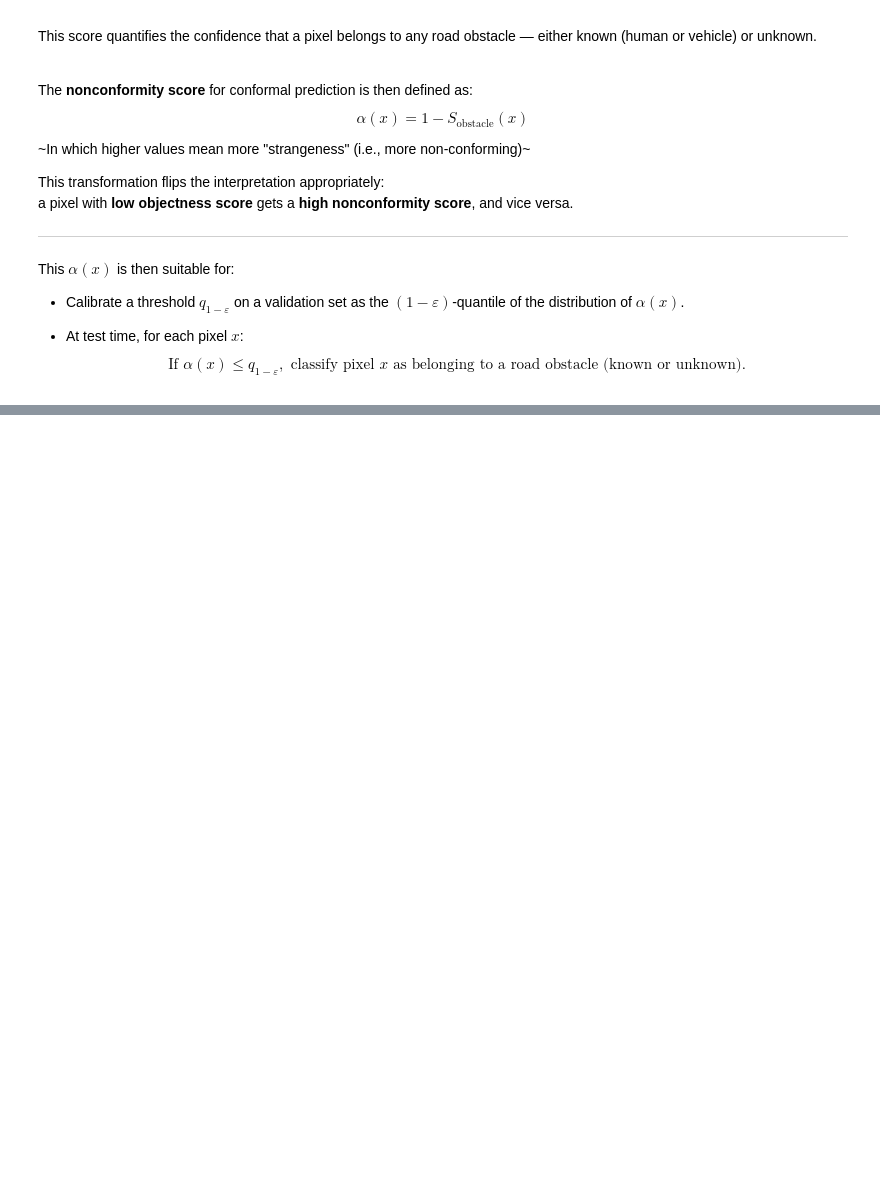
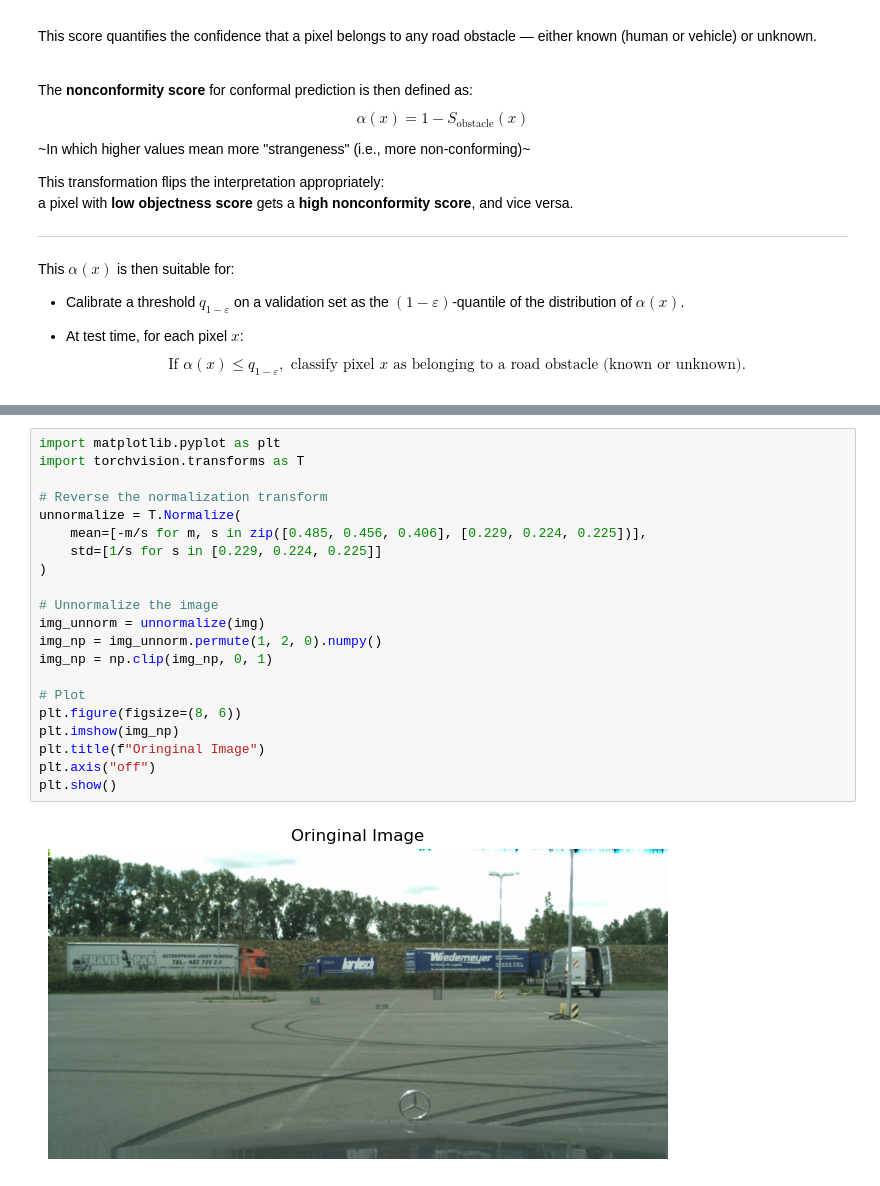
Before and after one commit to DaniPet02/CV-hw, a Jupyter notebook: src/model.ipynb, the cells around one changed output, grey strips where cells are left out. Drawn from its saved outputs; the diff is of its cells as text; blank space fills up the shorter version.

```diff
--- a/src/model.ipynb
+++ b/src/model.ipynb
@@ -1395,0 +1459,23 @@ $$
+# %%
+import matplotlib.pyplot as plt
+import torchvision.transforms as T
+
+# Reverse the normalization transform
+unnormalize = T.Normalize(
+    mean=[-m/s for m, s in zip([0.485, 0.456, 0.406], [0.229, 0.224, 0.225])],
+    std=[1/s for s in [0.229, 0.224, 0.225]]
+)
+
+# Unnormalize the image
+img_unnorm = unnormalize(img)
+img_np = img_unnorm.permute(1, 2, 0).numpy()
+img_np = np.clip(img_np, 0, 1)
+
+# Plot
+plt.figure(figsize=(8, 6))
+plt.imshow(img_np)
+plt.title(f"Oringinal Image")
+plt.axis("off")
+plt.show()
+# %% [output]
+[figure, added]
```
Also changed, not shown: parts of 10 cells of this notebook.
